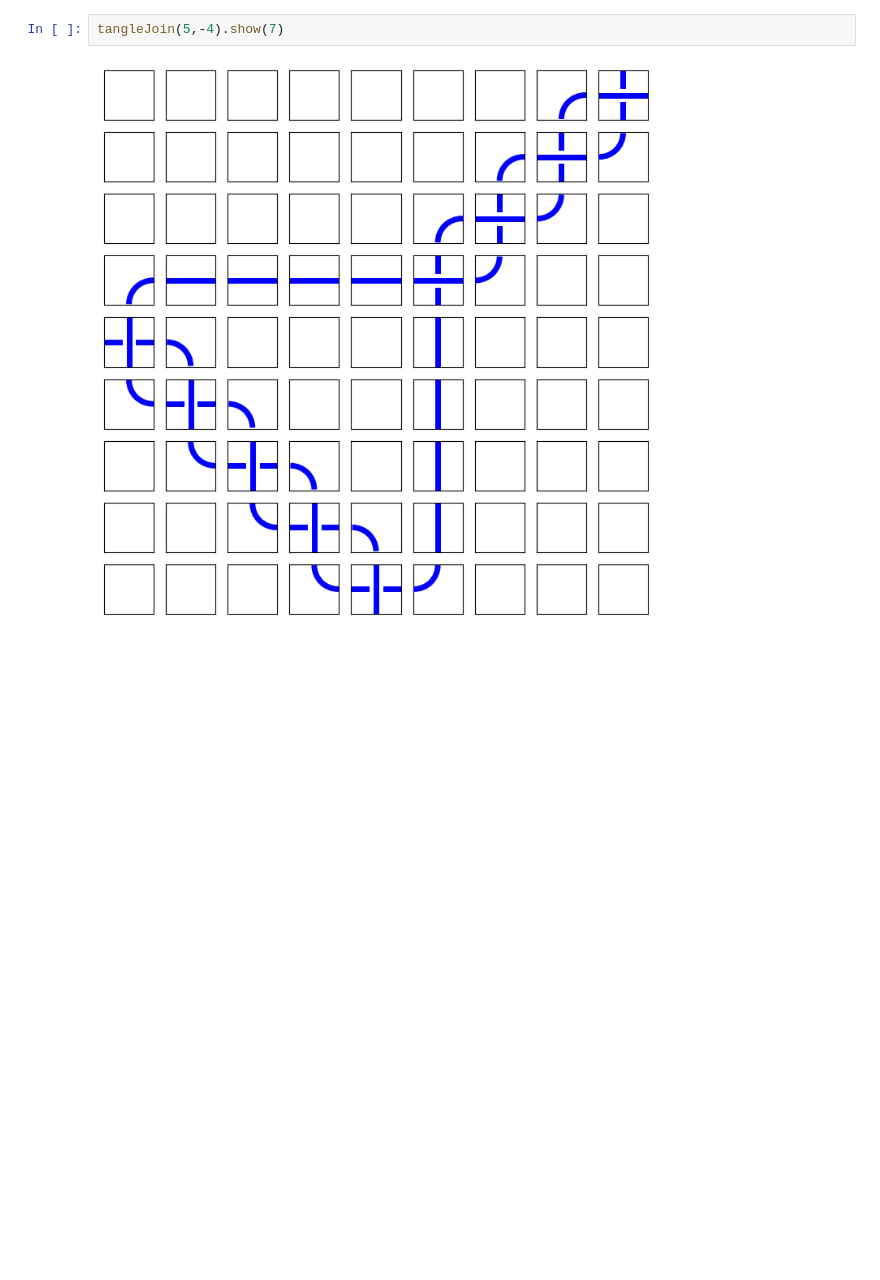
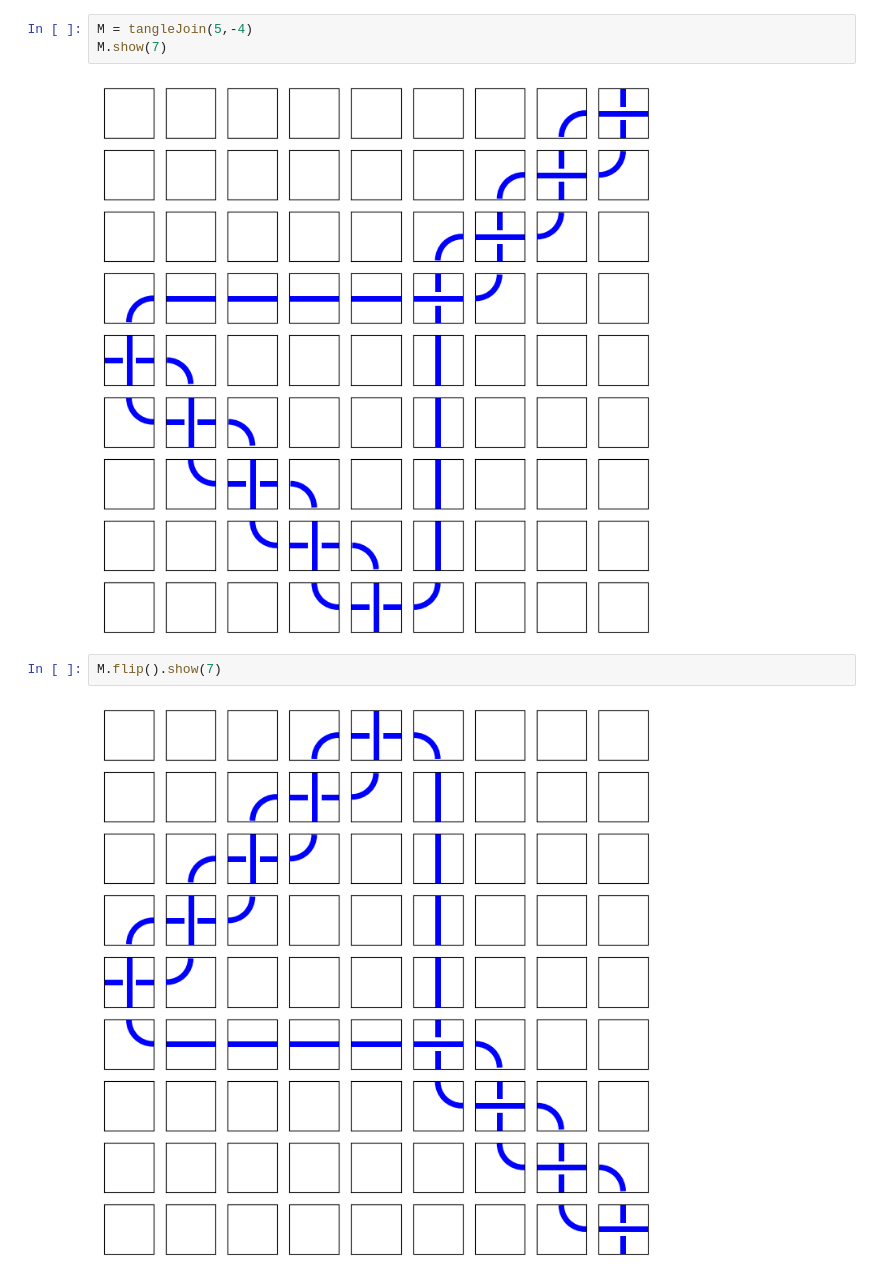
Before and after one commit to andrew-tawfeek/wild_knots, a Jupyter notebook: Notebook_Testing.ipynb, the cells around one changed output. Drawn from its saved outputs; the diff is of its cells as text; blank space fills up the shorter version.

Commit message:
added flip method to mosaic class that preserves connectivity of tiles
later todo: rotate, etc............

```diff
--- a/Notebook_Testing.ipynb
+++ b/Notebook_Testing.ipynb
@@ -123,6 +123,11 @@ tangleJoin(2,-3).show()
 # %% [output]
 [figure]
 # %%
-tangleJoin(5,-4).show(7)
+M = tangleJoin(5,-4)
+M.show(7)
 # %% [output]
 [figure]
+# %%
+M.flip().show(7)
+# %% [output]
+[figure, added]
```
Also changed, not shown: parts of 4 cells of this notebook, 1 other file.
